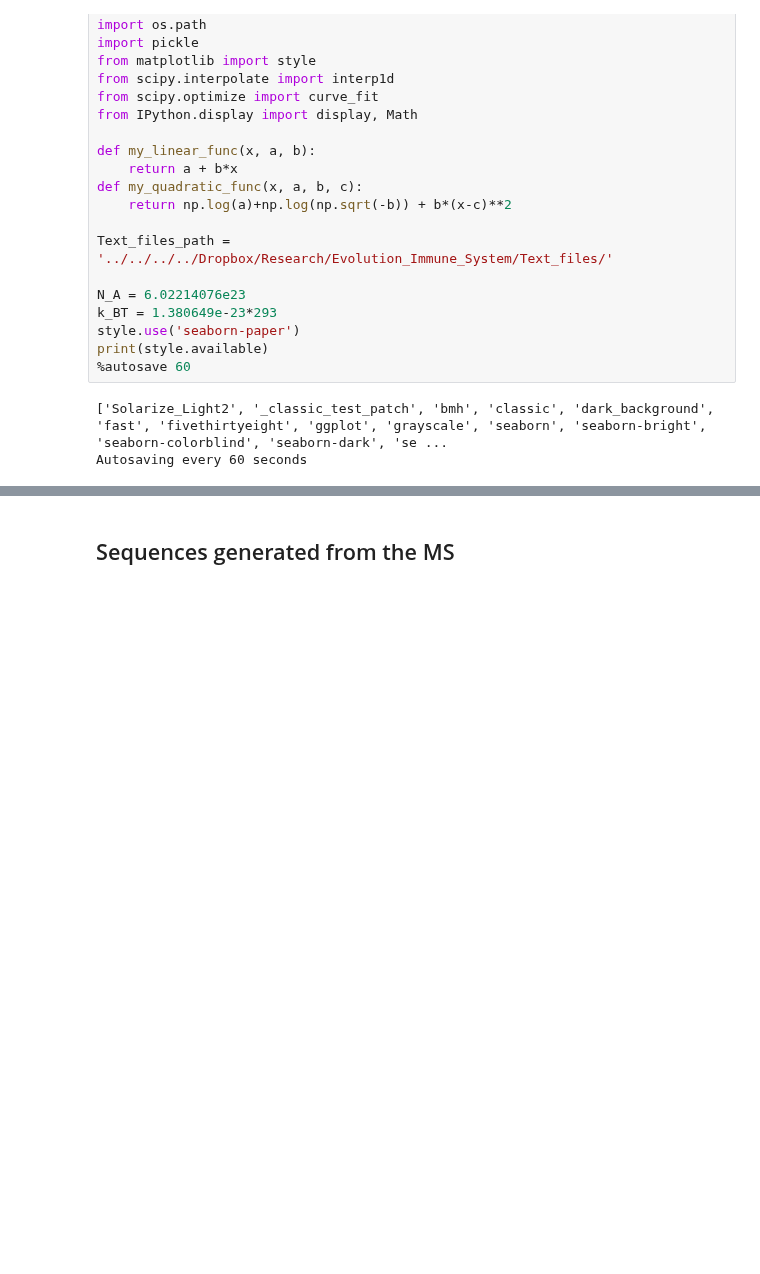
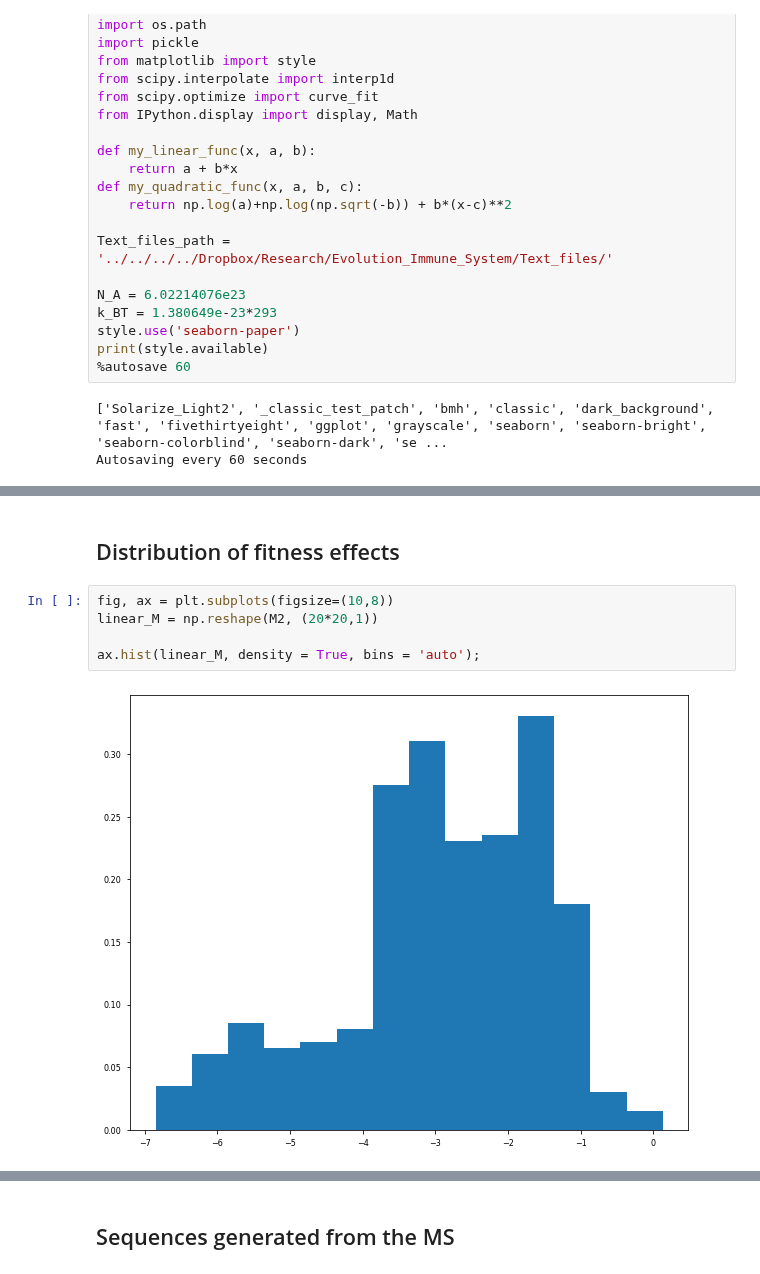
Before and after one commit to betoto008/Affinity_maturation, a Jupyter notebook: Jupyter_Notebooks/Shape_Space.ipynb, the cells around one changed output, grey strips where cells are left out. Cells and saved outputs as stored; diff of their text form; blank space fills up the shorter version.

```diff
--- a/Jupyter_Notebooks/Shape_Space.ipynb
+++ b/Jupyter_Notebooks/Shape_Space.ipynb
@@ -33,0 +43,9 @@ Autosaving every 60 seconds
+# %% [markdown]
+## Distribution of fitness effects
+# %%
+fig, ax = plt.subplots(figsize=(10,8))
+linear_M = np.reshape(M2, (20*20,1))
+
+ax.hist(linear_M, density = True, bins = 'auto');
+# %% [output]
+[figure, added]
```
Also changed, not shown: parts of 14 cells of this notebook, 25 other files.
